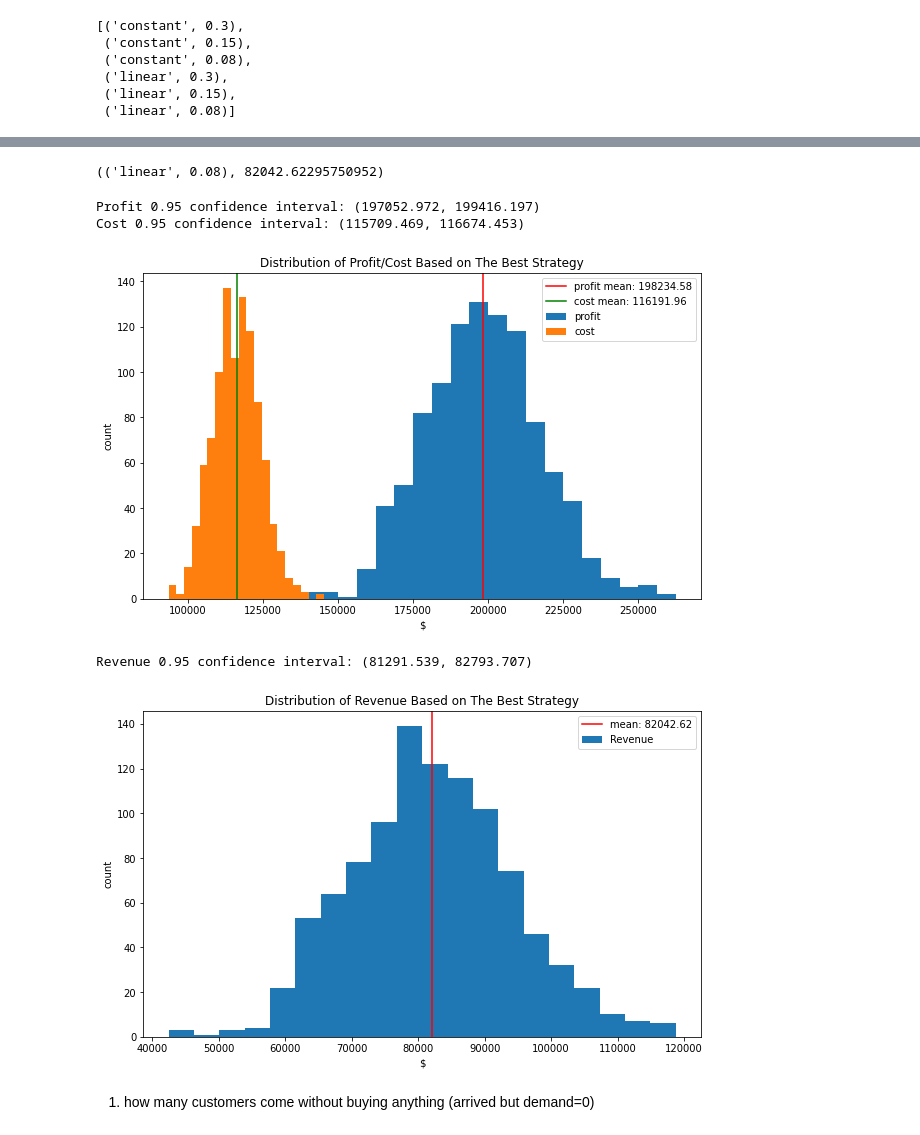
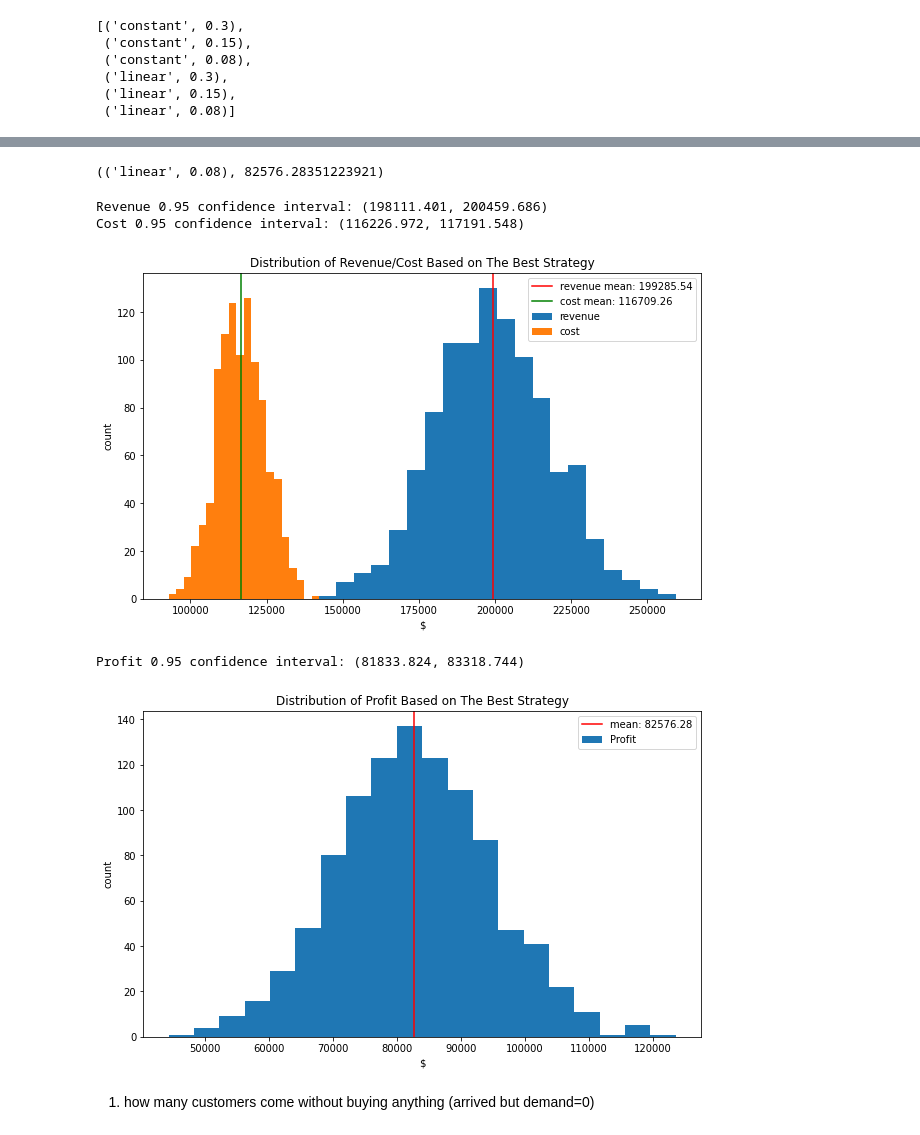
Before and after one commit to r50206v/E4404-Simulation-Project, a Jupyter notebook: Experiments.ipynb, the cells around one changed output, grey strips where cells are left out. Cells and saved outputs as stored; diff of their text form; code cells hidden in the pictures.

```diff
--- a/Experiments.ipynb
+++ b/Experiments.ipynb
@@ -77,7 +77,7 @@ N = 1000
 strategyList = ['constant', 'linear']
 refill_percentage = [0.30, 0.15, 0.08]
 
-best_revenue = float("-inf")
+best_profit = float("-inf")
 best_strategy = (None, None)
 best_result = None
 # %%
@@ -112,10 +112,10 @@ for s, r in tqdm(itertools.product(strategyList, refill_percentage), "All", ncol
     result = getAverageResult(*resultList)
     logMessage = '='*20 + '\n'
     logFile.write(logMessage)
-    print('when strategy=%s \t refill_percentage=%.2f, \tthe average revenue is %.2f\n' % (s, r, result['avgRevenue']))
+    print('when strategy=%s \t refill_percentage=%.2f, \tthe average profit is %.2f\n' % (s, r, result['avgProfit']))
 
-    if result['avgRevenue'] > best_revenue:
-        best_revenue = result['avgRevenue']
+    if result['avgProfit'] > best_profit:
+        best_profit = result['avgProfit']
         best_strategy = (s, r)
         best_result = result
 
@@ -149,41 +149,41 @@ the result is stored in pickle file: /home/jovyan/work/E4404-Simulation-Project/
 # with open(file_name, 'rb') as handle:
 #     best_result = pickle.load(handle)
 # %%
-best_strategy, best_revenue
+best_strategy, best_profit
 # %% [output]
-(('linear', 0.08), 82042.62295750952)
+(('linear', 0.08), 82576.28351223921)
 # %%
 fig = plt.figure(figsize=figsize)
 ax = fig.add_subplot(111)
-plt.hist(best_result['Profit'], bins=bins, label='profit')
+plt.hist(best_result['Revenue'], bins=bins, label='revenue')
 plt.hist(best_result['Cost'], bins=bins, label='cost')
-ax.axvline(best_result['avgProfit'], color='red', label='profit mean: %.2f' % best_result['avgProfit'])
+ax.axvline(best_result['avgRevenue'], color='red', label='revenue mean: %.2f' % best_result['avgRevenue'])
 ax.axvline(best_result['avgCost'], color='green', label='cost mean: %.2f' % best_result['avgCost'])
-plt.title('Distribution of Profit/Cost Based on The Best Strategy')
+plt.title('Distribution of Revenue/Cost Based on The Best Strategy')
 plt.ylabel('count')
 plt.xlabel('$')
 plt.legend()
 
-calculateConfidenceInterval(best_result['Profit'], names='Profit')
+calculateConfidenceInterval(best_result['Revenue'], names='Revenue')
 calculateConfidenceInterval(best_result['Cost'], names='Cost')
 # %% [output]
-Profit 0.95 confidence interval: (197052.972, 199416.197)
-Cost 0.95 confidence interval: (115709.469, 116674.453)
+Revenue 0.95 confidence interval: (198111.401, 200459.686)
+Cost 0.95 confidence interval: (116226.972, 117191.548)
-[figure, old version]
+[figure, new version]
 # %%
 fig = plt.figure(figsize=figsize)
 ax = fig.add_subplot(111)
-plt.hist(best_result['Revenue'], bins=bins, label='Revenue')
-ax.axvline(best_result['avgRevenue'], color='red', label='mean: %.2f' % best_result['avgRevenue'])
-plt.title('Distribution of Revenue Based on The Best Strategy')
+plt.hist(best_result['Profit'], bins=bins, label='Profit')
+ax.axvline(best_result['avgProfit'], color='red', label='mean: %.2f' % best_result['avgProfit'])
+plt.title('Distribution of Profit Based on The Best Strategy')
 plt.ylabel('count')
 plt.xlabel('$')
 plt.legend()
 
-calculateConfidenceInterval(best_result['Revenue'], names='Revenue')
+calculateConfidenceInterval(best_result['Profit'], names='Profit')
 # %% [output]
-Revenue 0.95 confidence interval: (81291.539, 82793.707)
+Profit 0.95 confidence interval: (81833.824, 83318.744)
-[figure, old version]
+[figure, new version]
 # %% [markdown]
 1. how many customers come without buying anything (arrived but demand=0)
 # %%
```
Also changed, not shown: parts of 10 cells of this notebook, 2 other files.
